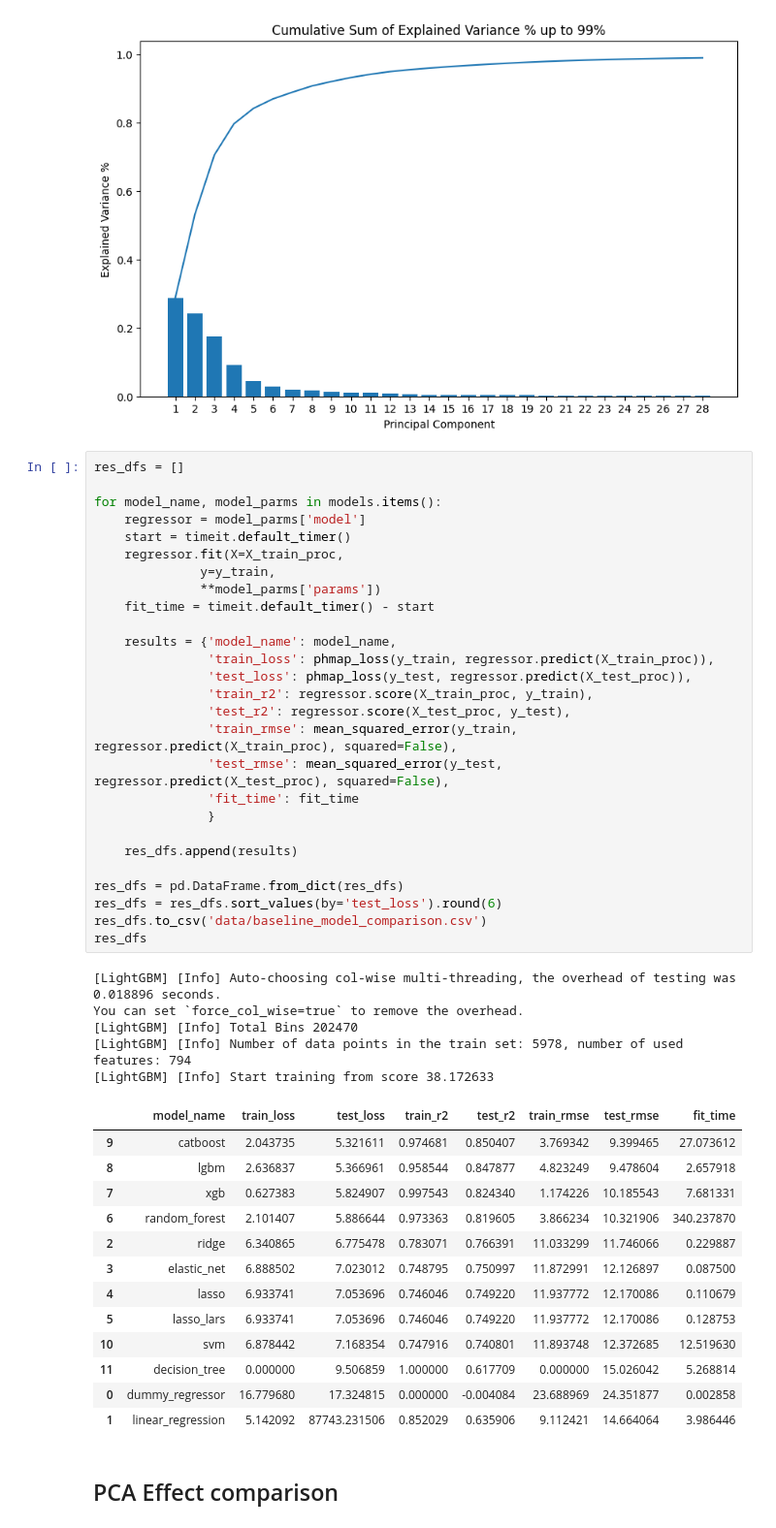
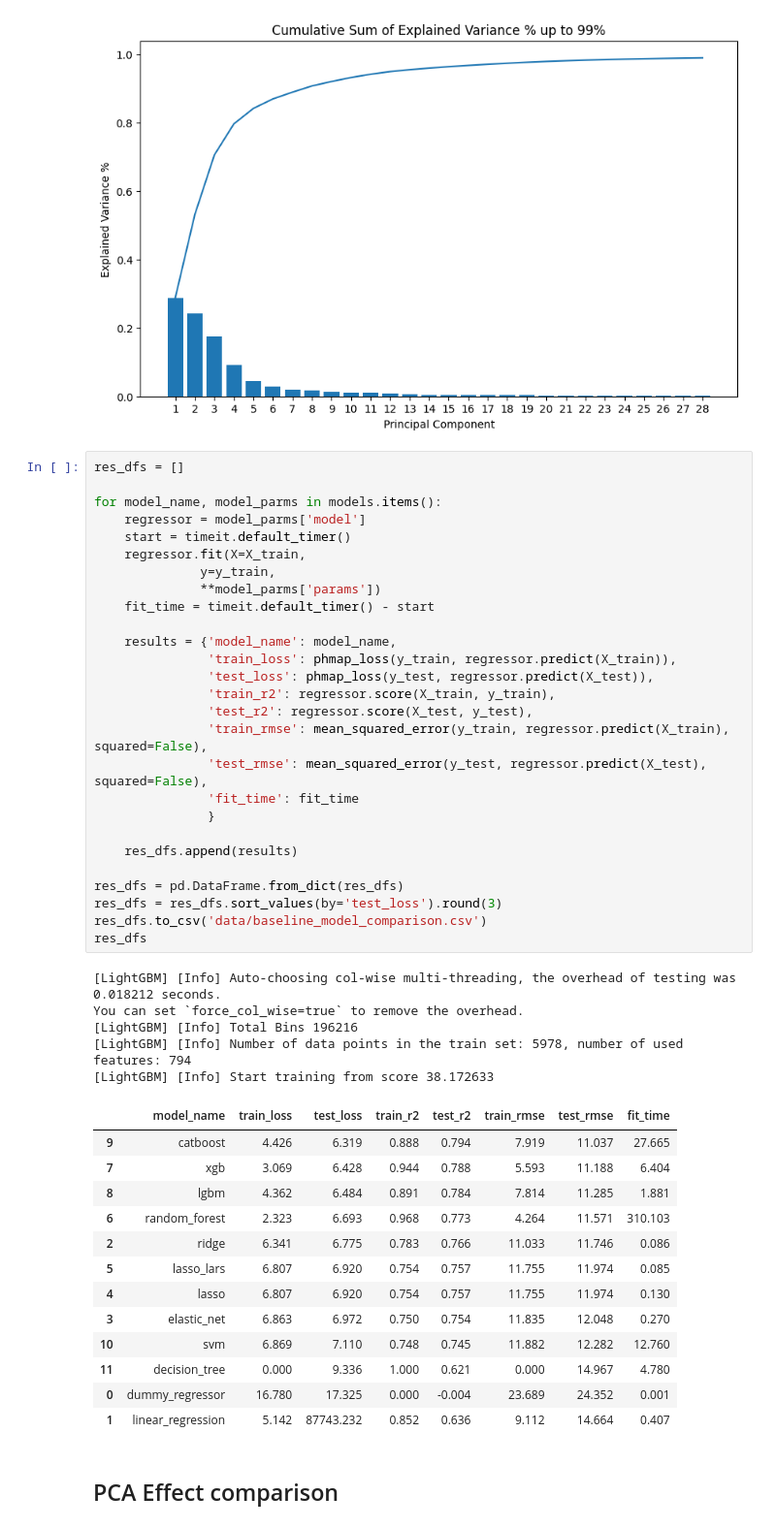
Before and after one commit to JuanEcheagaray75/tec_research_predictive_maintenance, a Jupyter notebook: pdm/sample_experiments.ipynb, the cells around one changed output. Shown at 97% size. Cells and saved outputs as stored; diff of their text form.

```diff
--- a/pdm/sample_experiments.ipynb
+++ b/pdm/sample_experiments.ipynb
@@ -147,49 +149,49 @@ plt.show()
 # %%
 res_dfs = []
 
 for model_name, model_parms in models.items():
     regressor = model_parms['model']
     start = timeit.default_timer()
-    regressor.fit(X=X_train_proc,
+    regressor.fit(X=X_train,
               y=y_train,
               **model_parms['params'])
     fit_time = timeit.default_timer() - start
 
     results = {'model_name': model_name,
-               'train_loss': phmap_loss(y_train, regressor.predict(X_train_proc)),
-               'test_loss': phmap_loss(y_test, regressor.predict(X_test_proc)),
-               'train_r2': regressor.score(X_train_proc, y_train),
-               'test_r2': regressor.score(X_test_proc, y_test),
-               'train_rmse': mean_squared_error(y_train, regressor.predict(X_train_proc), squared=False),
-               'test_rmse': mean_squared_error(y_test, regressor.predict(X_test_proc), squared=False),
+               'train_loss': phmap_loss(y_train, regressor.predict(X_train)),
+               'test_loss': phmap_loss(y_test, regressor.predict(X_test)),
+               'train_r2': regressor.score(X_train, y_train),
+               'test_r2': regressor.score(X_test, y_test),
+               'train_rmse': mean_squared_error(y_train, regressor.predict(X_train), squared=False),
+               'test_rmse': mean_squared_error(y_test, regressor.predict(X_test), squared=False),
                'fit_time': fit_time
                }
 
     res_dfs.append(results)
 
 res_dfs = pd.DataFrame.from_dict(res_dfs)
-res_dfs = res_dfs.sort_values(by='test_loss').round(6)
+res_dfs = res_dfs.sort_values(by='test_loss').round(3)
 res_dfs.to_csv('data/baseline_model_comparison.csv')
 res_dfs
 # %% [output]
-[LightGBM] [Info] Auto-choosing col-wise multi-threading, the overhead of testing was 0.018896 seconds.
+[LightGBM] [Info] Auto-choosing col-wise multi-threading, the overhead of testing was 0.018212 seconds.
 You can set `force_col_wise=true` to remove the overhead.
-[LightGBM] [Info] Total Bins 202470
+[LightGBM] [Info] Total Bins 196216
 [LightGBM] [Info] Number of data points in the train set: 5978, number of used features: 794
 [LightGBM] [Info] Start training from score 38.172633
 |  | model_name | train_loss | test_loss | train_r2 | test_r2 | train_rmse | test_rmse | fit_time |
-| 9 | catboost | 2.043735 | 5.321611 | 0.974681 | 0.850407 | 3.769342 | 9.399465 | 27.073612 |
-| 8 | lgbm | 2.636837 | 5.366961 | 0.958544 | 0.847877 | 4.823249 | 9.478604 | 2.657918 |
-| 7 | xgb | 0.627383 | 5.824907 | 0.997543 | 0.824340 | 1.174226 | 10.185543 | 7.681331 |
-| 6 | random_forest | 2.101407 | 5.886644 | 0.973363 | 0.819605 | 3.866234 | 10.321906 | 340.237870 |
-| 2 | ridge | 6.340865 | 6.775478 | 0.783071 | 0.766391 | 11.033299 | 11.746066 | 0.229887 |
-| 3 | elastic_net | 6.888502 | 7.023012 | 0.748795 | 0.750997 | 11.872991 | 12.126897 | 0.087500 |
-| 4 | lasso | 6.933741 | 7.053696 | 0.746046 | 0.749220 | 11.937772 | 12.170086 | 0.110679 |
-| 5 | lasso_lars | 6.933741 | 7.053696 | 0.746046 | 0.749220 | 11.937772 | 12.170086 | 0.128753 |
-| 10 | svm | 6.878442 | 7.168354 | 0.747916 | 0.740801 | 11.893748 | 12.372685 | 12.519630 |
-| 11 | decision_tree | 0.000000 | 9.506859 | 1.000000 | 0.617709 | 0.000000 | 15.026042 | 5.268814 |
-| 0 | dummy_regressor | 16.779680 | 17.324815 | 0.000000 | -0.004084 | 23.688969 | 24.351877 | 0.002858 |
-| 1 | linear_regression | 5.142092 | 87743.231506 | 0.852029 | 0.635906 | 9.112421 | 14.664064 | 3.986446 |
+| 9 | catboost | 4.426 | 6.319 | 0.888 | 0.794 | 7.919 | 11.037 | 27.665 |
+| 7 | xgb | 3.069 | 6.428 | 0.944 | 0.788 | 5.593 | 11.188 | 6.404 |
+| 8 | lgbm | 4.362 | 6.484 | 0.891 | 0.784 | 7.814 | 11.285 | 1.881 |
+| 6 | random_forest | 2.323 | 6.693 | 0.968 | 0.773 | 4.264 | 11.571 | 310.103 |
+| 2 | ridge | 6.341 | 6.775 | 0.783 | 0.766 | 11.033 | 11.746 | 0.086 |
+| 5 | lasso_lars | 6.807 | 6.920 | 0.754 | 0.757 | 11.755 | 11.974 | 0.085 |
+| 4 | lasso | 6.807 | 6.920 | 0.754 | 0.757 | 11.755 | 11.974 | 0.130 |
+| 3 | elastic_net | 6.863 | 6.972 | 0.750 | 0.754 | 11.835 | 12.048 | 0.270 |
+| 10 | svm | 6.869 | 7.110 | 0.748 | 0.745 | 11.882 | 12.282 | 12.760 |
+| 11 | decision_tree | 0.000 | 9.336 | 1.000 | 0.621 | 0.000 | 14.967 | 4.780 |
+| 0 | dummy_regressor | 16.780 | 17.325 | 0.000 | -0.004 | 23.689 | 24.352 | 0.001 |
+| 1 | linear_regression | 5.142 | 87743.232 | 0.852 | 0.636 | 9.112 | 14.664 | 0.407 |
 # %% [markdown]
 ## PCA Effect comparison
 # %%
```
Also changed, not shown: parts of 1 cell of this notebook, 27 other files.
